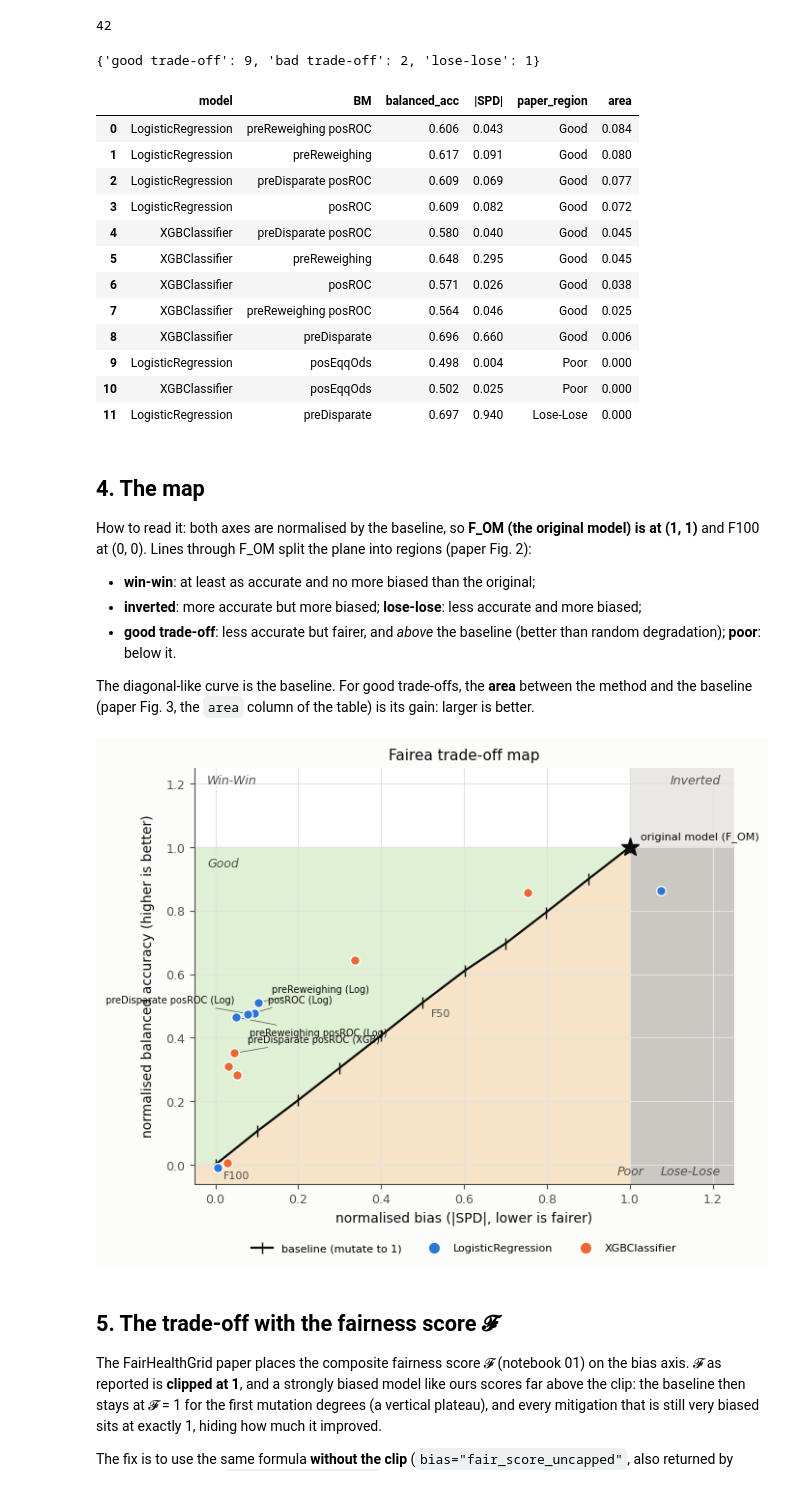
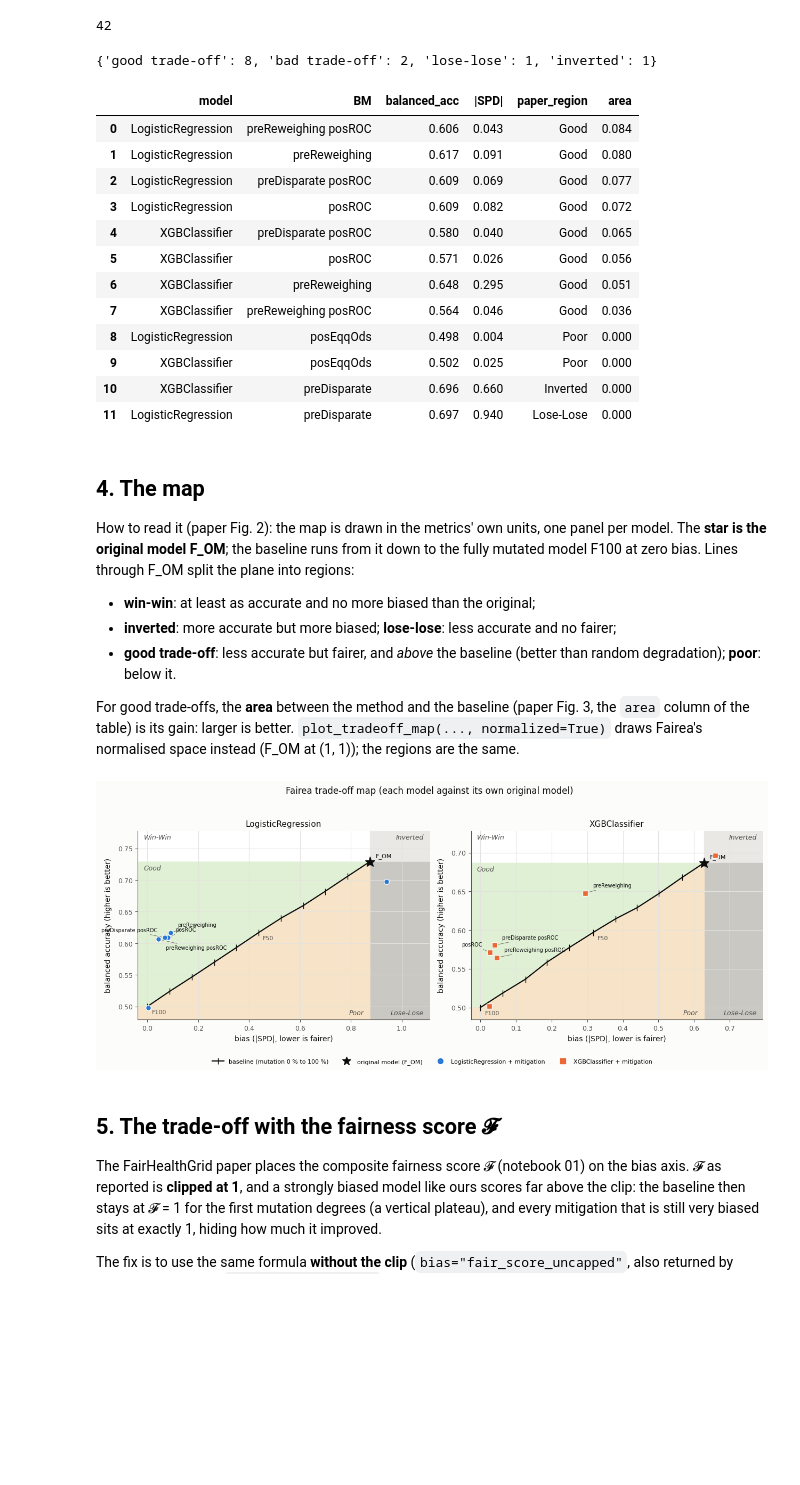
Before and after one commit to enemy537/callmefair, a Jupyter notebook: examples/notebooks/04_tradeoff_map.ipynb, the cells around one changed output. Saved outputs shown, nothing was run; the diff lists cells and outputs as text; code cells hidden in the pictures; blank space fills up the shorter version.

```diff
--- a/examples/notebooks/04_tradeoff_map.ipynb
+++ b/examples/notebooks/04_tradeoff_map.ipynb
@@ -39,11 +39,15 @@ print(f"{len(df):,} rows | stroke rate {df.stroke.mean():.3f} | older share {df.
 
 > **Caveat.** The age gap largely reflects clinical risk; base-rate differences are not by themselves unfair. With few positive cases results vary with the seed.
 # %%
-base = create_baseline(lambda: LogisticRegression(max_iter=1000), df, "stroke", "age",
-                       privileged, unprivileged, data_splits=10, repetitions=10, seed=0,
-                       bmi_kwargs=SPLIT)
+MAKERS = {"LogisticRegression": lambda: LogisticRegression(max_iter=1000),
+          "XGBClassifier": lambda: XGBClassifier(n_estimators=100, max_depth=3,
+                                                 eval_metric="logloss", verbosity=0)}
+baselines = {name: create_baseline(make, df, "stroke", "age", privileged, unprivileged,
+                                   data_splits=10, repetitions=10, seed=0, bmi_kwargs=SPLIT)
+             for name, make in MAKERS.items()}
+base = baselines["LogisticRegression"]          # sections 1-2 walk through this one
 strategy = select_strategy(base)
 curve = baseline_curve(base)                    # balanced accuracy and |SPD| by default
-print(f"chosen strategy: {strategy}")
+print(f"chosen strategy (logistic regression): {strategy}")
 curve.rename(columns={"accuracy": "balanced_acc", "bias": "|SPD|"}).round(3)
 # %% [output]
@@ -96,8 +100,7 @@ We evaluate two models (logistic regression, XGBoost) with six mitigations: pre-
 SEEDS = range(3)
 BM_LIST = [[BMType.preReweighing], [BMType.preDisparate], [BMType.posEqqOds], [BMType.posROC],
            [BMType.preReweighing, BMType.posROC], [BMType.preDisparate, BMType.posROC]]
-MODELS = [LogisticRegression(max_iter=1000),
-          XGBClassifier(n_estimators=100, max_depth=3, eval_metric="logloss", verbosity=0)]
+MODELS = [make() for make in MAKERS.values()]     # same configurations as the baselines
 
 rows = []
 for seed in SEEDS:
@@ -109,7 +112,7 @@ len(rows)
 # %% [output]
 42
 # %%
-regions = tradeoff_regions(base, rows)        # balanced accuracy and |SPD|
+regions = tradeoff_regions(baselines, rows)   # each model against its own baseline
 table = (regions.assign(order=regions.region.map({r: i for i, r in enumerate(
              ["win-win", "good trade-off", "bad trade-off", "inverted", "lose-lose"])}))
          .sort_values(["order", "area"], ascending=[True, False])
@@ -118,35 +121,35 @@ table = (regions.assign(order=regions.region.map({r: i for i, r in enumerate(
 print(regions.region.value_counts().to_dict())
 table.round(3).reset_index(drop=True)
 # %% [output]
-{'good trade-off': 9, 'bad trade-off': 2, 'lose-lose': 1}
+{'good trade-off': 8, 'bad trade-off': 2, 'lose-lose': 1, 'inverted': 1}
 |  | model | BM | balanced_acc | |SPD| | paper_region | area |
 | 0 | LogisticRegression | preReweighing posROC | 0.606 | 0.043 | Good | 0.084 |
 | 1 | LogisticRegression | preReweighing | 0.617 | 0.091 | Good | 0.080 |
 | 2 | LogisticRegression | preDisparate posROC | 0.609 | 0.069 | Good | 0.077 |
 | 3 | LogisticRegression | posROC | 0.609 | 0.082 | Good | 0.072 |
-| 4 | XGBClassifier | preDisparate posROC | 0.580 | 0.040 | Good | 0.045 |
-| 5 | XGBClassifier | preReweighing | 0.648 | 0.295 | Good | 0.045 |
-| 6 | XGBClassifier | posROC | 0.571 | 0.026 | Good | 0.038 |
-| 7 | XGBClassifier | preReweighing posROC | 0.564 | 0.046 | Good | 0.025 |
-| 8 | XGBClassifier | preDisparate | 0.696 | 0.660 | Good | 0.006 |
-| 9 | LogisticRegression | posEqqOds | 0.498 | 0.004 | Poor | 0.000 |
-| 10 | XGBClassifier | posEqqOds | 0.502 | 0.025 | Poor | 0.000 |
+| 4 | XGBClassifier | preDisparate posROC | 0.580 | 0.040 | Good | 0.065 |
+| 5 | XGBClassifier | posROC | 0.571 | 0.026 | Good | 0.056 |
+| 6 | XGBClassifier | preReweighing | 0.648 | 0.295 | Good | 0.051 |
+| 7 | XGBClassifier | preReweighing posROC | 0.564 | 0.046 | Good | 0.036 |
+| 8 | LogisticRegression | posEqqOds | 0.498 | 0.004 | Poor | 0.000 |
+| 9 | XGBClassifier | posEqqOds | 0.502 | 0.025 | Poor | 0.000 |
+| 10 | XGBClassifier | preDisparate | 0.696 | 0.660 | Inverted | 0.000 |
 | 11 | LogisticRegression | preDisparate | 0.697 | 0.940 | Lose-Lose | 0.000 |
 # %% [markdown]
 ## 4. The map
 
-How to read it: both axes are normalised by the baseline, so **F_OM (the original model) is at (1, 1)** and F100 at (0, 0). Lines through F_OM split the plane into regions (paper Fig. 2):
+How to read it (paper Fig. 2): the map is drawn in the metrics' own units, one panel per model. The **star is the original model F_OM**; the baseline runs from it down to the fully mutated model F100 at zero bias. Lines through F_OM split the plane into regions:
 
 - **win-win**: at least as accurate and no more biased than the original;
-- **inverted**: more accurate but more biased; **lose-lose**: less accurate and more biased;
+- **inverted**: more accurate but more biased; **lose-lose**: less accurate and no fairer;
 - **good trade-off**: less accurate but fairer, and *above* the baseline (better than random degradation); **poor**: below it.
 
-The diagonal-like curve is the baseline. For good trade-offs, the **area** between the method and the baseline (paper Fig. 3, the `area` column of the table) is its gain: larger is better.
+For good trade-offs, the **area** between the method and the baseline (paper Fig. 3, the `area` column of the table) is its gain: larger is better. `plot_tradeoff_map(..., normalized=True)` draws Fairea's normalised space instead (F_OM at (1, 1)); the regions are the same.
 # %%
-_ = plot_tradeoff_map(base, regions)
+_ = plot_tradeoff_map(baselines, regions)
 plt.show()
 # %% [output]
-[figure, old version]
+[figure, new version]
 # %% [markdown]
 ## 5. The trade-off with the fairness score 𝓕
 
```
Also changed, not shown: parts of 7 cells of this notebook, 11 other files.
